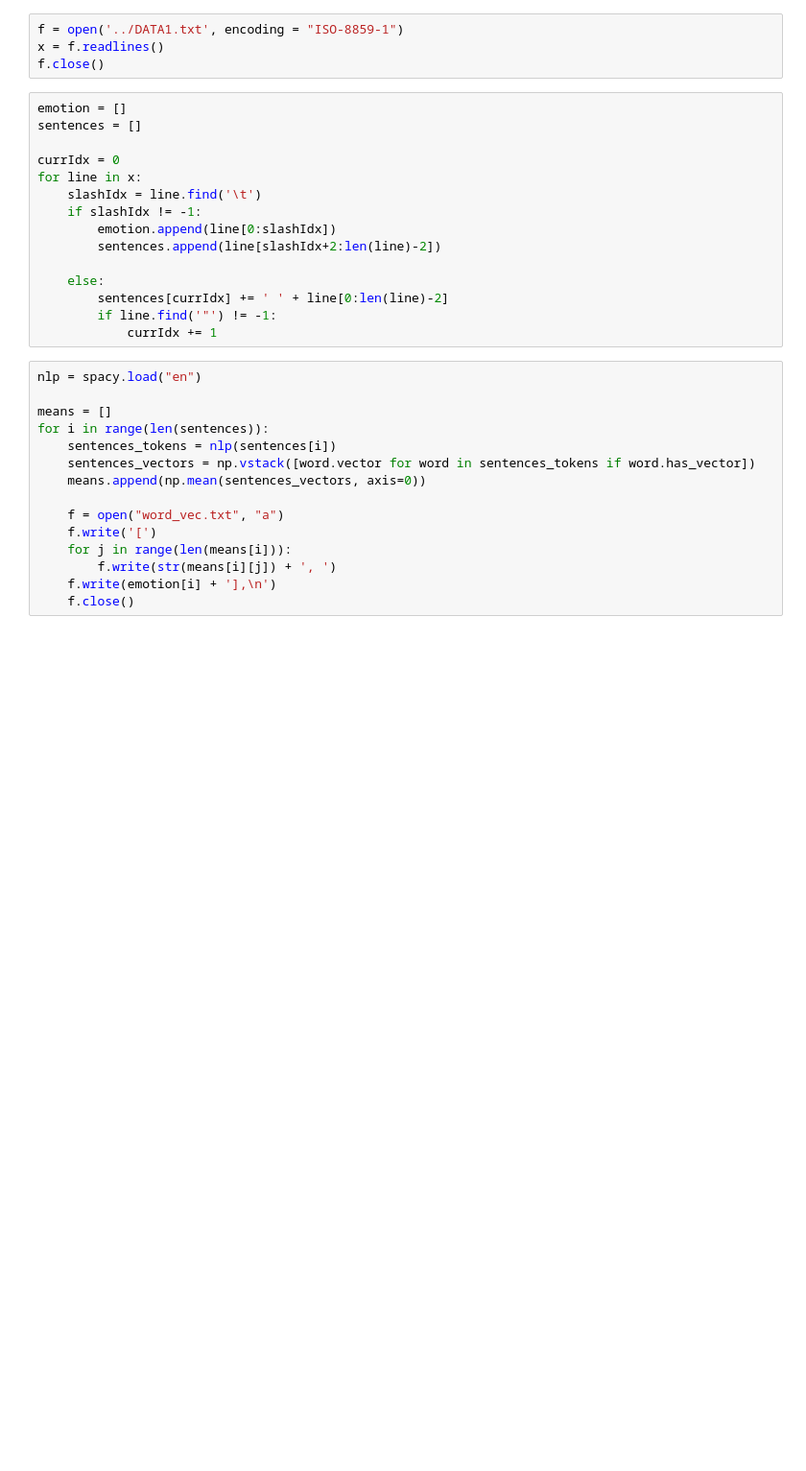
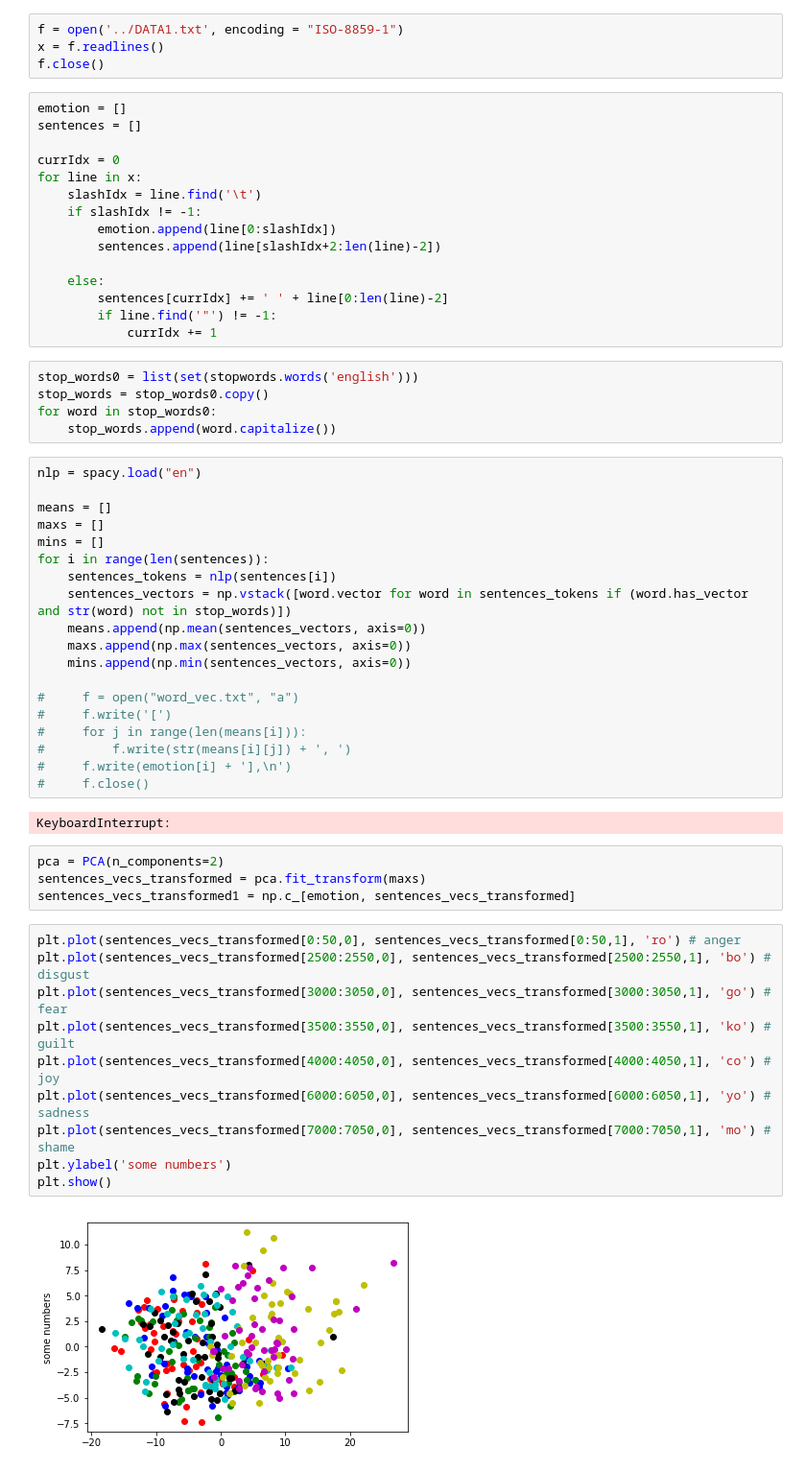
Before and after one commit to chyu0818/cs159, a Jupyter notebook: embeddings/wordvecs.ipynb, the cells around one changed output. Shown: that part at 96% size. Saved outputs shown, nothing was run; the diff lists cells and outputs as text; blank space fills up the shorter version.

Commit message:
stopwords and plot

```diff
--- a/embeddings/wordvecs.ipynb
+++ b/embeddings/wordvecs.ipynb
@@ -24,18 +32,45 @@ for line in x:
         sentences[currIdx] += ' ' + line[0:len(line)-2]
         if line.find('"') != -1:
             currIdx += 1
+# %%
+stop_words0 = list(set(stopwords.words('english')))
+stop_words = stop_words0.copy()
+for word in stop_words0:
+    stop_words.append(word.capitalize())
 # %%
 nlp = spacy.load("en")
 
 means = []
+maxs = []
+mins = []
 for i in range(len(sentences)):
     sentences_tokens = nlp(sentences[i])
-    sentences_vectors = np.vstack([word.vector for word in sentences_tokens if word.has_vector])
+    sentences_vectors = np.vstack([word.vector for word in sentences_tokens if (word.has_vector and str(word) not in stop_words)])
     means.append(np.mean(sentences_vectors, axis=0))
+    maxs.append(np.max(sentences_vectors, axis=0))
+    mins.append(np.min(sentences_vectors, axis=0))
 
-    f = open("word_vec.txt", "a")
-    f.write('[')
-    for j in range(len(means[i])):
-        f.write(str(means[i][j]) + ', ')
-    f.write(emotion[i] + '],\n')
-    f.close()
+#     f = open("word_vec.txt", "a")
+#     f.write('[')
+#     for j in range(len(means[i])):
+#         f.write(str(means[i][j]) + ', ')
+#     f.write(emotion[i] + '],\n')
+#     f.close()
+# %% [output]
+KeyboardInterrupt:
+# %%
+pca = PCA(n_components=2)
+sentences_vecs_transformed = pca.fit_transform(maxs)
+sentences_vecs_transformed1 = np.c_[emotion, sentences_vecs_transformed]
+# %%
+plt.plot(sentences_vecs_transformed[0:50,0], sentences_vecs_transformed[0:50,1], 'ro') # anger
+plt.plot(sentences_vecs_transformed[2500:2550,0], sentences_vecs_transformed[2500:2550,1], 'bo') # disgust
+plt.plot(sentences_vecs_transformed[3000:3050,0], sentences_vecs_transformed[3000:3050,1], 'go') # fear
+plt.plot(sentences_vecs_transformed[3500:3550,0], sentences_vecs_transformed[3500:3550,1], 'ko') # guilt
+plt.plot(sentences_vecs_transformed[4000:4050,0], sentences_vecs_transformed[4000:4050,1], 'co') # joy
+plt.plot(sentences_vecs_transformed[6000:6050,0], sentences_vecs_transformed[6000:6050,1], 'yo') # sadness
+plt.plot(sentences_vecs_transformed[7000:7050,0], sentences_vecs_transformed[7000:7050,1], 'mo') # shame
+plt.ylabel('some numbers')
+plt.show()
+# %% [output]
+[figure, added]
```
Also changed, not shown: parts of 1 cell of this notebook.
